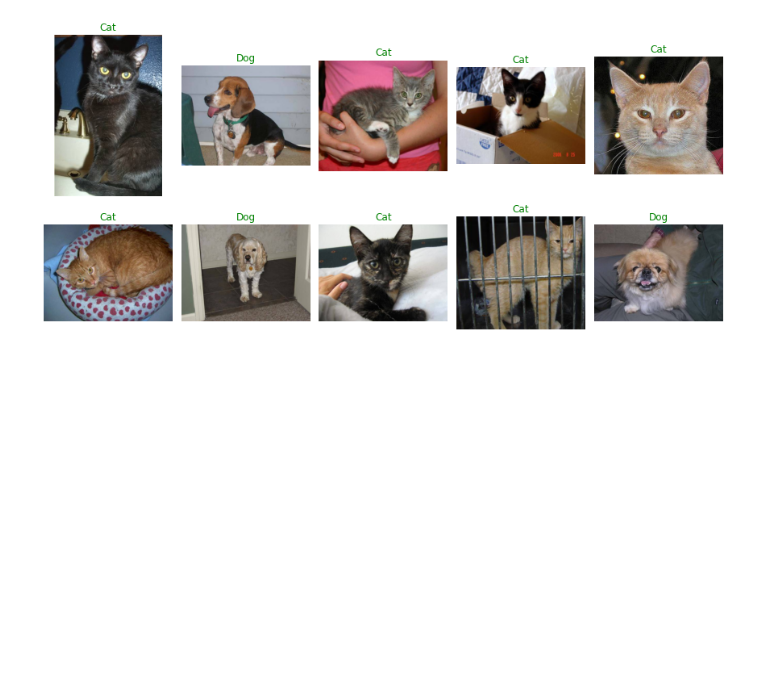
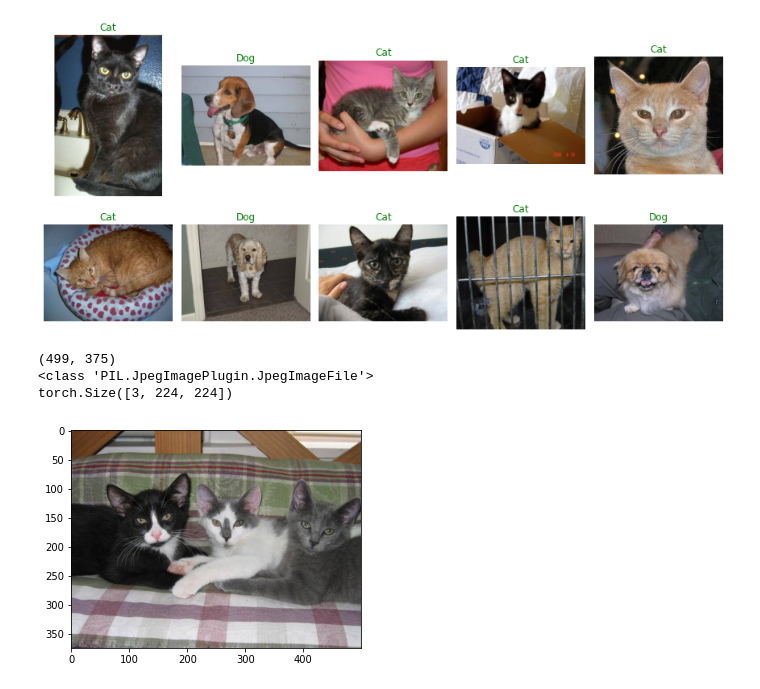
Before and after one commit to meticulousdev/Torch, a Jupyter notebook: chap06/LeNet_5_classification_colab.ipynb, the cells around one changed output. Drawn from its saved outputs; the diff is of its cells as text; code cells hidden in the pictures; blank space fills up the shorter version.

```diff
--- a/chap06/LeNet_5_classification_colab.ipynb
+++ b/chap06/LeNet_5_classification_colab.ipynb
@@ -110,6 +110,22 @@ size = 224
 mean = (0.485, 0.456, 0.406)
 std = (0.229, 0.224, 0.225)
 batch_size = 32
+# %%
+test_iamge_transform = ImageTransform(size, mean, std)
+
+img_path = train_images_filepaths[20]
+img = Image.open(img_path)
+print(img.size)
+print(type(img))
+plt.imshow(img)
+
+img = test_iamge_transform(img, phase='train')
+print(img.shape)
+# %% [output]
+(499, 375)
+<class 'PIL.JpegImagePlugin.JpegImageFile'>
+torch.Size([3, 224, 224])
+[figure, added]
 # %%
 # TODO DogvsCatDataset and ImageTransform
 train_dataset = DogvsCatDataset(train_images_filepaths, transform=ImageTransform(size, mean, std), phase='train')
```
Also changed, not shown: parts of 10 cells of this notebook.
